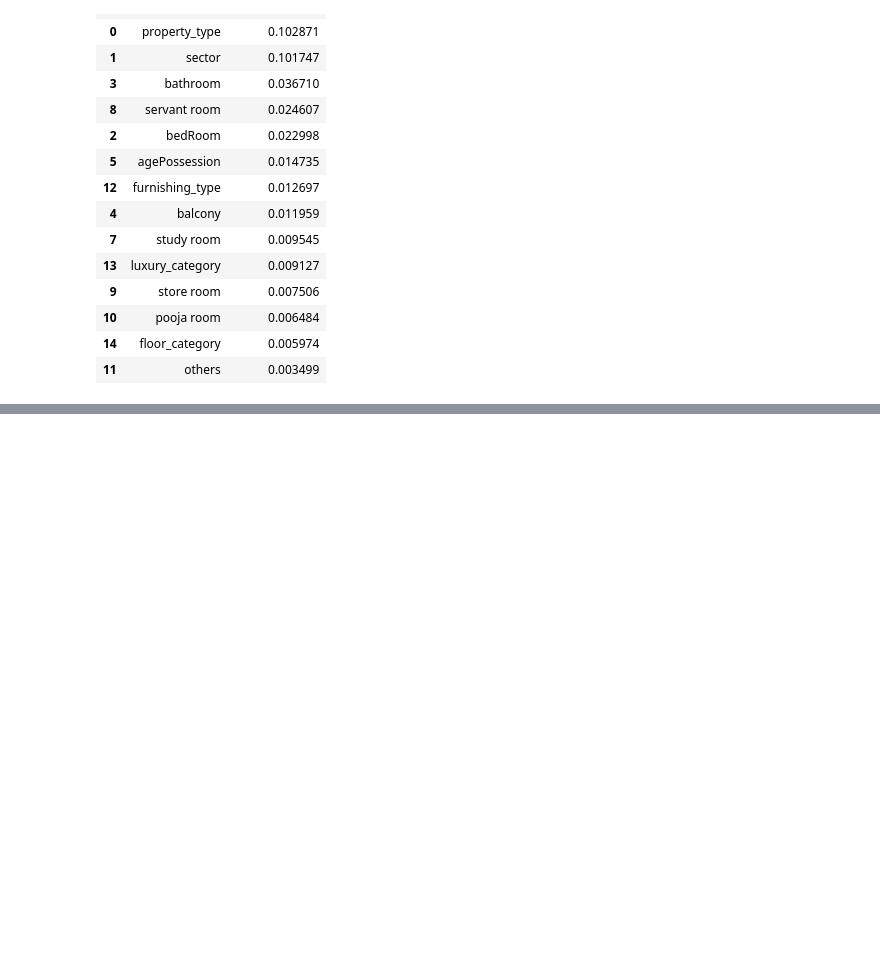
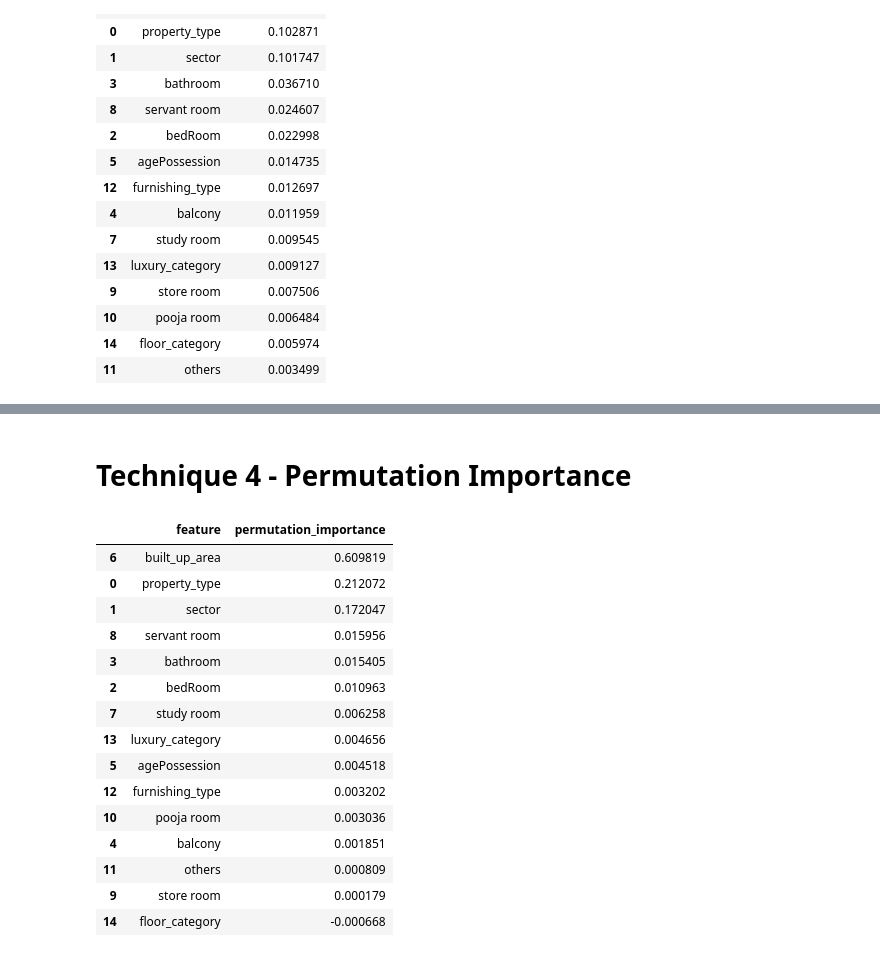
Before and after one commit to garvit1408/NestWise-, a Jupyter notebook: 5 - Feature & Model Selection, productionalization/feature-selection.ipynb, the cells around one changed output, grey strips where cells are left out. Saved outputs shown, nothing was run; the diff lists cells and outputs as text; code cells hidden in the pictures; blank space fills up the shorter version.

```diff
--- a/5 - Feature & Model Selection, productionalization/feature-selection.ipynb
+++ b/5 - Feature & Model Selection, productionalization/feature-selection.ipynb
@@ -287,0 +319,36 @@ fi_df2
+# %% [markdown]
+# Technique 4 - Permutation Importance
+# %%
+from sklearn.inspection import permutation_importance
+from sklearn.model_selection import train_test_split
+
+X_train_label, X_test_label, y_train_label, y_test_label = train_test_split(X_label, y_label, test_size=0.2, random_state=42)
+
+rf_label = RandomForestRegressor(n_estimators=100, random_state=42)
+rf_label.fit(X_train_label, y_train_label)
+
+perm_importance = permutation_importance(rf_label, X_test_label, y_test_label, n_repeats=30, random_state=42)
+
+fi_df4 = pd.DataFrame({
+    'feature': X_label.columns,
+    'permutation_importance': perm_importance.importances_mean
+}).sort_values(by='permutation_importance', ascending=False)
+
+fi_df4
+# %% [output]
+|  | feature | permutation_importance |
+| 6 | built_up_area | 0.609819 |
+| 0 | property_type | 0.212072 |
+| 1 | sector | 0.172047 |
+| 8 | servant room | 0.015956 |
+| 3 | bathroom | 0.015405 |
+| 2 | bedRoom | 0.010963 |
+| 7 | study room | 0.006258 |
+| 13 | luxury_category | 0.004656 |
+| 5 | agePossession | 0.004518 |
+| 12 | furnishing_type | 0.003202 |
+| 10 | pooja room | 0.003036 |
+| 4 | balcony | 0.001851 |
+| 11 | others | 0.000809 |
+| 9 | store room | 0.000179 |
+| 14 | floor_category | -0.000668 |
```
Also changed, not shown: parts of 2 cells of this notebook.
